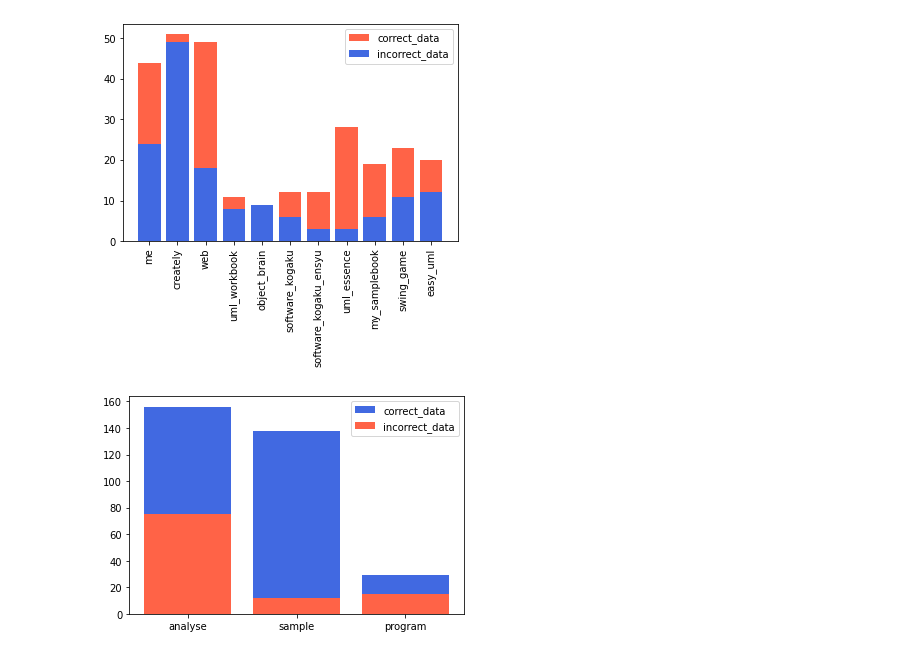
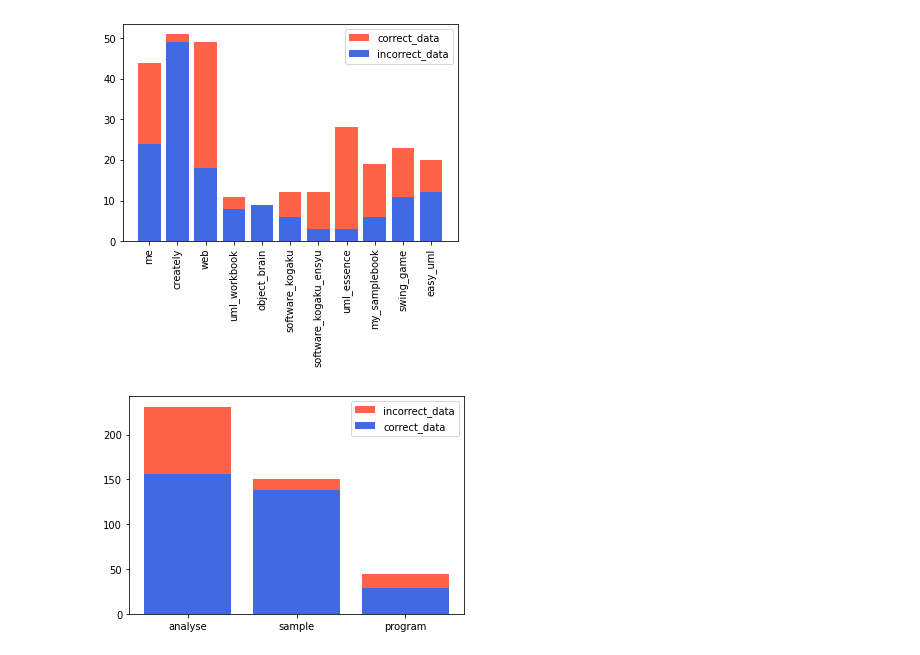
Before and after one commit to teruto725/research-kosen-uchida.lab, a Jupyter notebook: 6_analyse_predicted_data.csv.ipynb, the cells around one changed output. Saved outputs shown, nothing was run; the diff lists cells and outputs as text; code cells hidden in the pictures.

```diff
--- a/6_analyse_predicted_data.csv.ipynb
+++ b/6_analyse_predicted_data.csv.ipynb
@@ -66,17 +66,17 @@ plot_type_distribution(data)
 # %%
 def plot_type_distribution2(data):
     type_labels = data["type"].unique()
     data["ans_correct"] = data.apply(lambda x : x["ans_sugi"] == x["relation_label"], axis=1)
     correct_data = data[data["ans_correct"]==True]
-    incorrect_data = data[data["ans_correct"]==False]
+
     correct = list()
-    incorrect = list()
+    whole = list()
     for label in type_labels:
         correct.append(sum(correct_data["type"]==label))
-        incorrect.append(sum(incorrect_data["type"]==label))
-    p1 = plt.bar(type_labels, correct, color="royalblue")
-    p2 = plt.bar(type_labels, incorrect, color="tomato")
-    plt.legend((p1[0], p2[0]), ("correct_data", "incorrect_data"))
+        whole.append(sum(data["type"]==label))
+    whole_bar = plt.bar(type_labels,whole,color="tomato")
+    correct_bar = plt.bar(type_labels, correct, color="royalblue")
+    plt.legend((whole_bar[0], correct_bar[0]), ( "incorrect_data","correct_data"))
 plot_type_distribution2(data)
 # %% [output]
-[figure, old version]
+[figure, new version]
```
Also changed, not shown: parts of 1 cell of this notebook.
